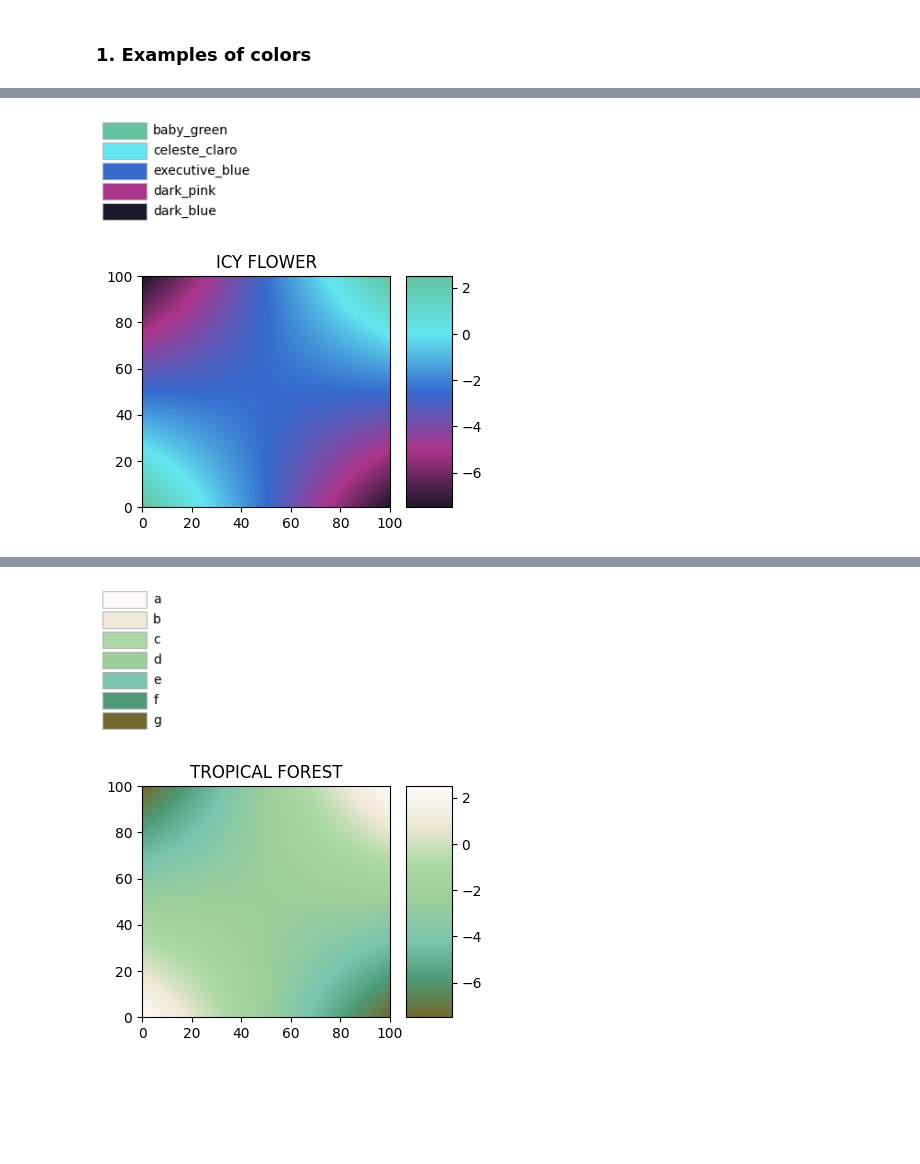
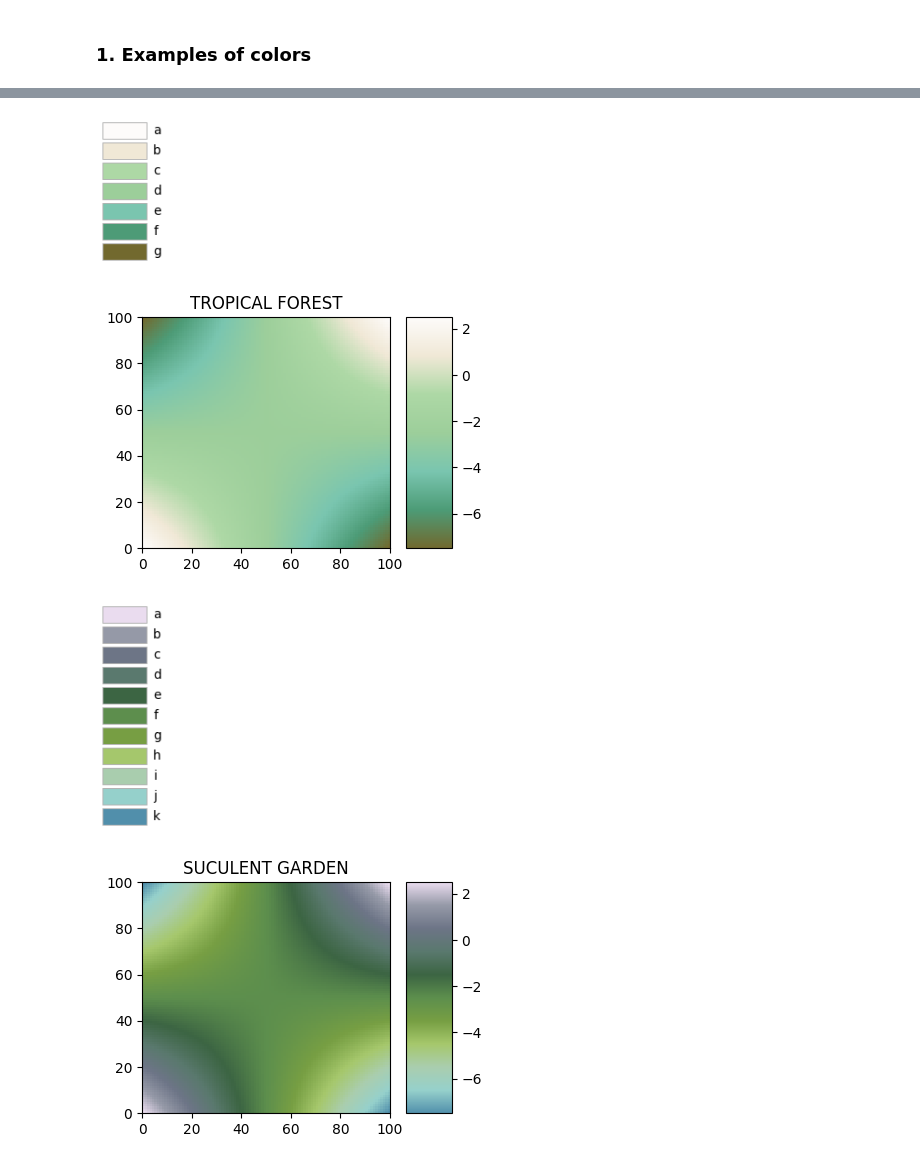
Before and after one commit to Astro-Sisters/mariprism, a Jupyter notebook: examples/maricolors.ipynb, the cells around one changed output, grey strips where cells are left out. Saved outputs shown, nothing was run; the diff lists cells and outputs as text; code cells hidden in the pictures; blank space fills up the shorter version.

Commit message:
added color

```diff
--- a/examples/maricolors.ipynb
+++ b/examples/maricolors.ipynb
@@ -55,44 +69,43 @@ plt.show()
-# %%
-# Example 3.
-name = 'ICY FLOWER'
-plot_colortable(ICY_FLOWER)
-plt.show()
-
-colormarip = make_gradient(ICY_FLOWER, name='icy_flower')
-plt.figure(figsize=(4, 3))
-plt.pcolormesh(data, cmap=colormarip)
-plt.colorbar(aspect=5)
-plt.title(str(name))
-plt.show()
-# %% [output]
-[figure, removed]
-[figure, removed]
 # %%
 # Example 4.
 name = 'GAS FILAMENTS'
 plot_colortable(GAS_FILAMENTS)
 plt.show()
 
 colormarip = make_gradient(GAS_FILAMENTS, name='gas_filaments')
 plt.figure(figsize=(4, 3))
 plt.pcolormesh(data, cmap=colormarip)
 plt.colorbar(aspect=5)
 plt.title(str(name))
 plt.show()
 
 # Example 5.
 name = 'TROPICAL FOREST'
 plot_colortable(FOREST_TROPICAL)
 plt.show()
 
 colormarip = make_gradient(FOREST_TROPICAL, name='forest_tropical')
 plt.figure(figsize=(4, 3))
 plt.pcolormesh(data, cmap=colormarip)
 plt.colorbar(aspect=5)
 plt.title(str(name))
 plt.show()
+
+# Example 6.
+name = 'SUCULENT GARDEN'
+plot_colortable(SUCULENT_GARDEN)
+plt.show()
+
+colormarip = make_gradient(SUCULENT_GARDEN, name='suculent_garden')
+plt.figure(figsize=(4, 3))
+plt.pcolormesh(data, cmap=colormarip)
+plt.colorbar(aspect=5)
+plt.title(str(name))
+plt.show()
 # %% [output]
 [figure]
 [figure]
 [figure]
 [figure]
+[figure, added]
+[figure, added]
```
Also changed, not shown: parts of 3 cells of this notebook, 1 other file.
